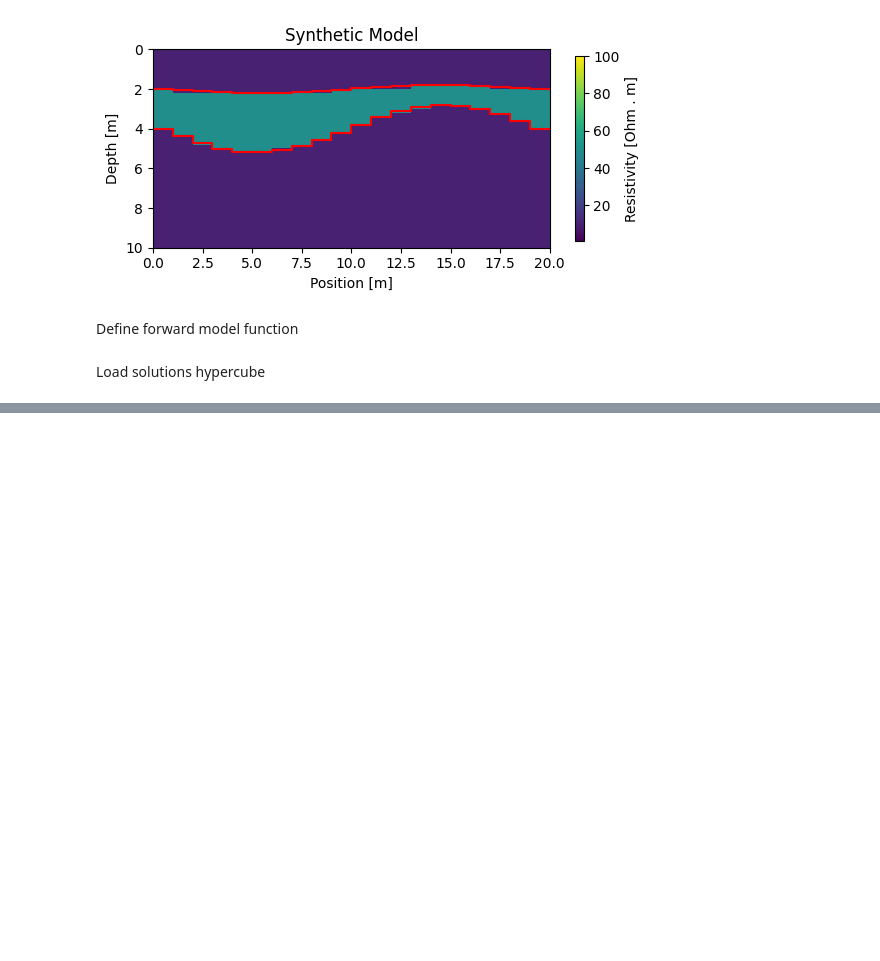
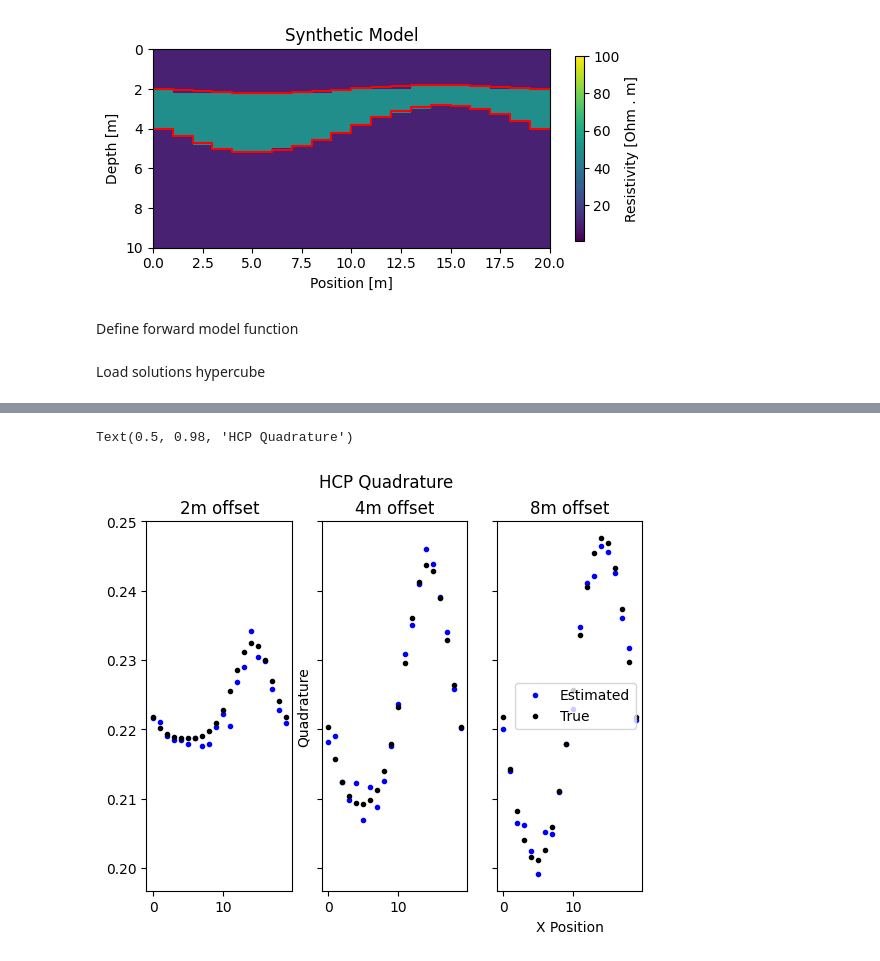
Before and after one commit to mariacarrizo/EMInversion, a Jupyter notebook: GlobalInversion/GridSearchResults.ipynb, the cells around one changed output, grey strips where cells are left out. Saved outputs shown, nothing was run; the diff lists cells and outputs as text; code cells hidden in the pictures; blank space fills up the shorter version.

```diff
--- a/GlobalInversion/GridSearchResults.ipynb
+++ b/GlobalInversion/GridSearchResults.ipynb
@@ -182,2 +336,15 @@ def search_model(ind):
                             return model
+# %%
+# Inputs for inversion:
+
+# Create empty array for true model in each position
+model = []
+
+# Create empty array for true data in each position
+data = []
+
+for i in range(npos):
+    model_i = np.array([thk1[i][0], thk2[i][0]]+resistivities) # True model
+    model.append(model_i)
+    data.append(EMforwardn(model_i)) # creating data
 # %%
@@ -245,0 +440,7 @@ plt.step(np.hstack((xx, xx[-1])), np.hstack((depth[0,1],depth[:,2],depth[-1,2]))
+# %%
+# Create empty array for true data in each position
+dataobs = []
+
+for i in range(npos):
+    model_i = model_est_arr[i] # True model
+    dataobs.append(EMforwardn(model_i)) # creating data
@@ -245,0 +489,21 @@ plt.step(np.hstack((xx, xx[-1])), np.hstack((depth[0,1],depth[:,2],depth[-1,2]))
+# %%
+fig, (ax1, ax2, ax3) = plt.subplots(1,3, sharey=True)
+
+ax1.plot(Q_HCP_2_est, '.b')
+ax1.plot(Q_HCP_2, '.k')
+ax1.set_title('2m offset')
+
+ax2.plot(Q_HCP_4_est, '.b')
+ax2.plot(Q_HCP_4, '.k')
+ax2.set_ylabel('Quadrature')
+ax2.set_title('4m offset')
+
+ax3.plot(Q_HCP_8_est, '.b', label='Estimated')
+ax3.plot(Q_HCP_8, '.k', label='True')
+ax3.set_xlabel('X Position')
+ax3.set_title('8m offset')
+ax3.legend()
+fig.suptitle('HCP Quadrature')
+# %% [output]
+Text(0.5, 0.98, 'HCP Quadrature')
+[figure, added]
```
Also changed, not shown: parts of 23 cells of this notebook.
